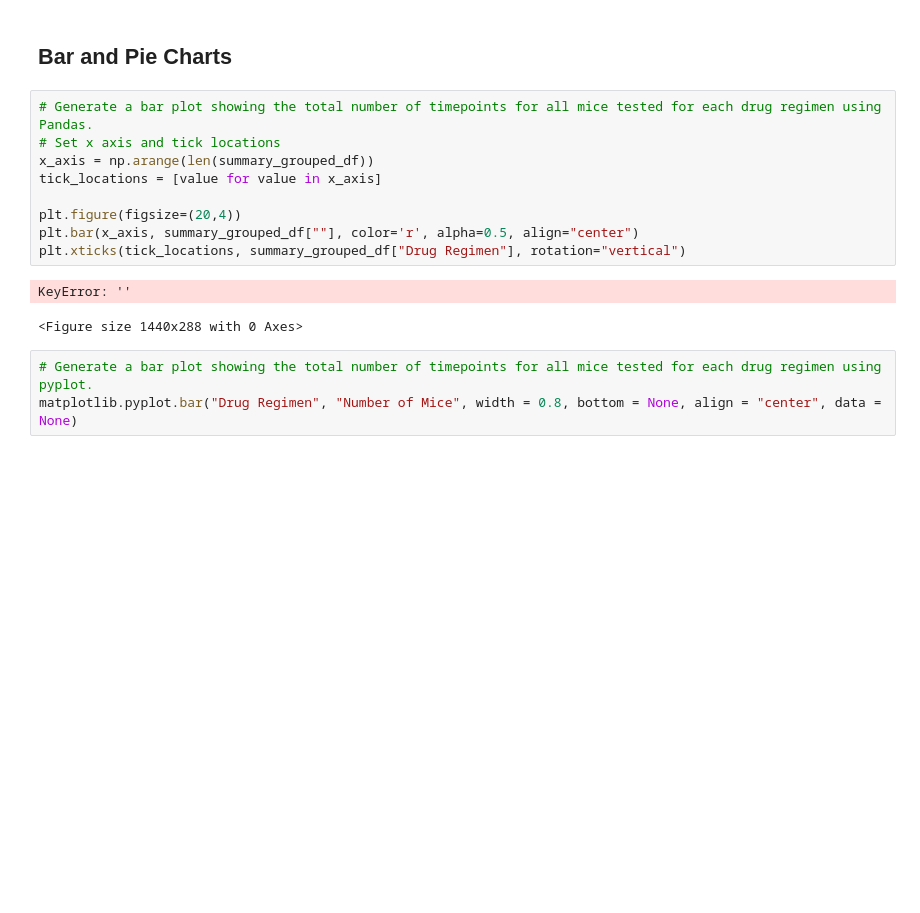
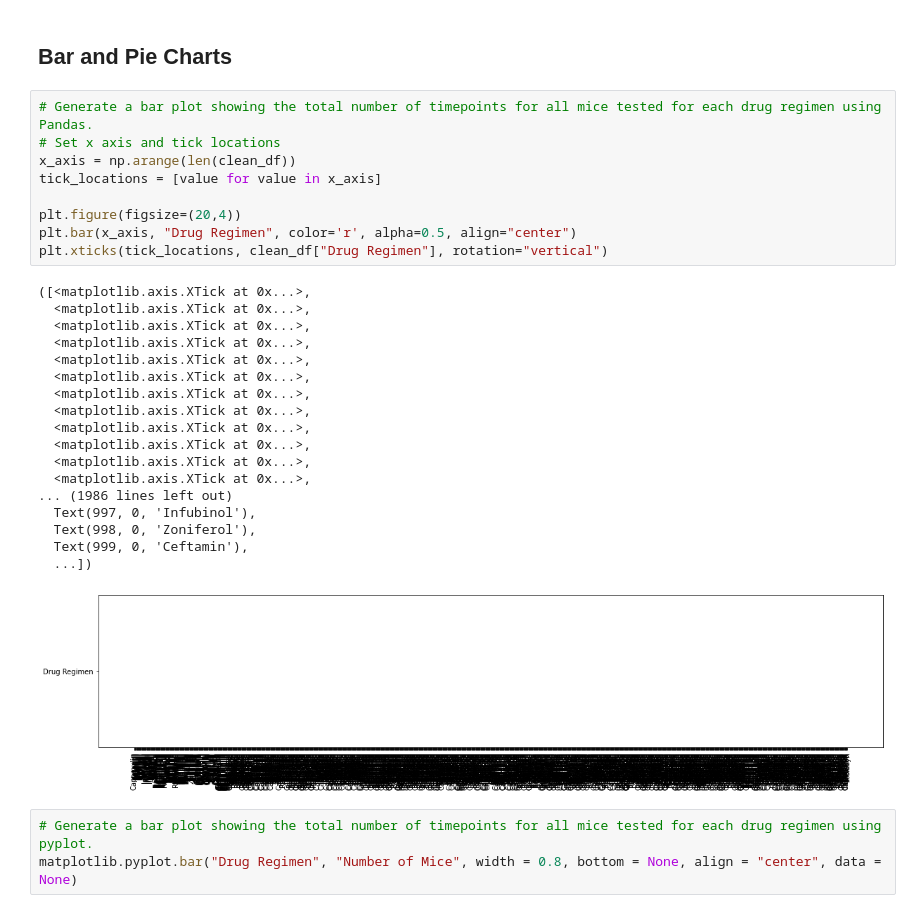
Before and after one commit to LibertyHeise/Pharma-Regimen-Analysis_matplotlib, a Jupyter notebook: pymaceuticalsLH.ipynb, the cells around one changed output. Saved outputs shown, nothing was run; the diff lists cells and outputs as text; blank space fills up the shorter version.

```diff
--- a/pymaceuticalsLH.ipynb
+++ b/pymaceuticalsLH.ipynb
@@ -148,15 +163,31 @@ summary_table_2
 # %%
 # Generate a bar plot showing the total number of timepoints for all mice tested for each drug regimen using Pandas.
 # Set x axis and tick locations
-x_axis = np.arange(len(summary_grouped_df))
+x_axis = np.arange(len(clean_df))
 tick_locations = [value for value in x_axis]
 
 plt.figure(figsize=(20,4))
-plt.bar(x_axis, summary_grouped_df[""], color='r', alpha=0.5, align="center")
-plt.xticks(tick_locations, summary_grouped_df["Drug Regimen"], rotation="vertical")
+plt.bar(x_axis, "Drug Regimen", color='r', alpha=0.5, align="center")
+plt.xticks(tick_locations, clean_df["Drug Regimen"], rotation="vertical")
 # %% [output]
-KeyError: ''
+([<matplotlib.axis.XTick at 0x...>,
+  <matplotlib.axis.XTick at 0x...>,
+  <matplotlib.axis.XTick at 0x...>,
+  <matplotlib.axis.XTick at 0x...>,
+  <matplotlib.axis.XTick at 0x...>,
+  <matplotlib.axis.XTick at 0x...>,
+  <matplotlib.axis.XTick at 0x...>,
+  <matplotlib.axis.XTick at 0x...>,
+  <matplotlib.axis.XTick at 0x...>,
+  <matplotlib.axis.XTick at 0x...>,
+  <matplotlib.axis.XTick at 0x...>,
+  <matplotlib.axis.XTick at 0x...>,
+... (1986 lines left out)
+  Text(997, 0, 'Infubinol'),
+  Text(998, 0, 'Zoniferol'),
+  Text(999, 0, 'Ceftamin'),
+  ...])
-<Figure size 1440x288 with 0 Axes>
+[figure, added]
 # %%
 # Generate a bar plot showing the total number of timepoints for all mice tested for each drug regimen using pyplot.
 matplotlib.pyplot.bar("Drug Regimen", "Number of Mice", width = 0.8, bottom = None, align = "center", data = None)
```
Also changed, not shown: parts of 1 cell of this notebook.
